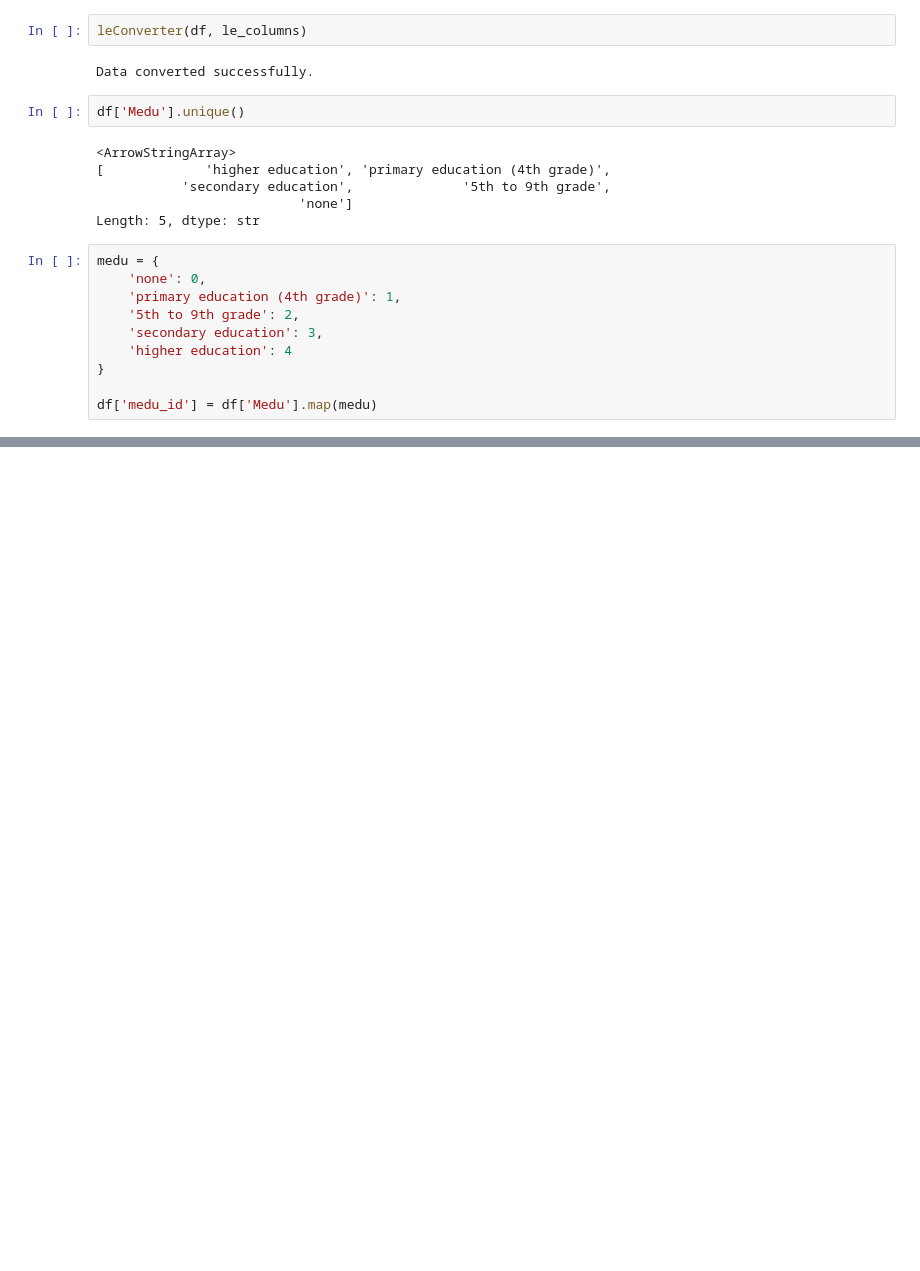
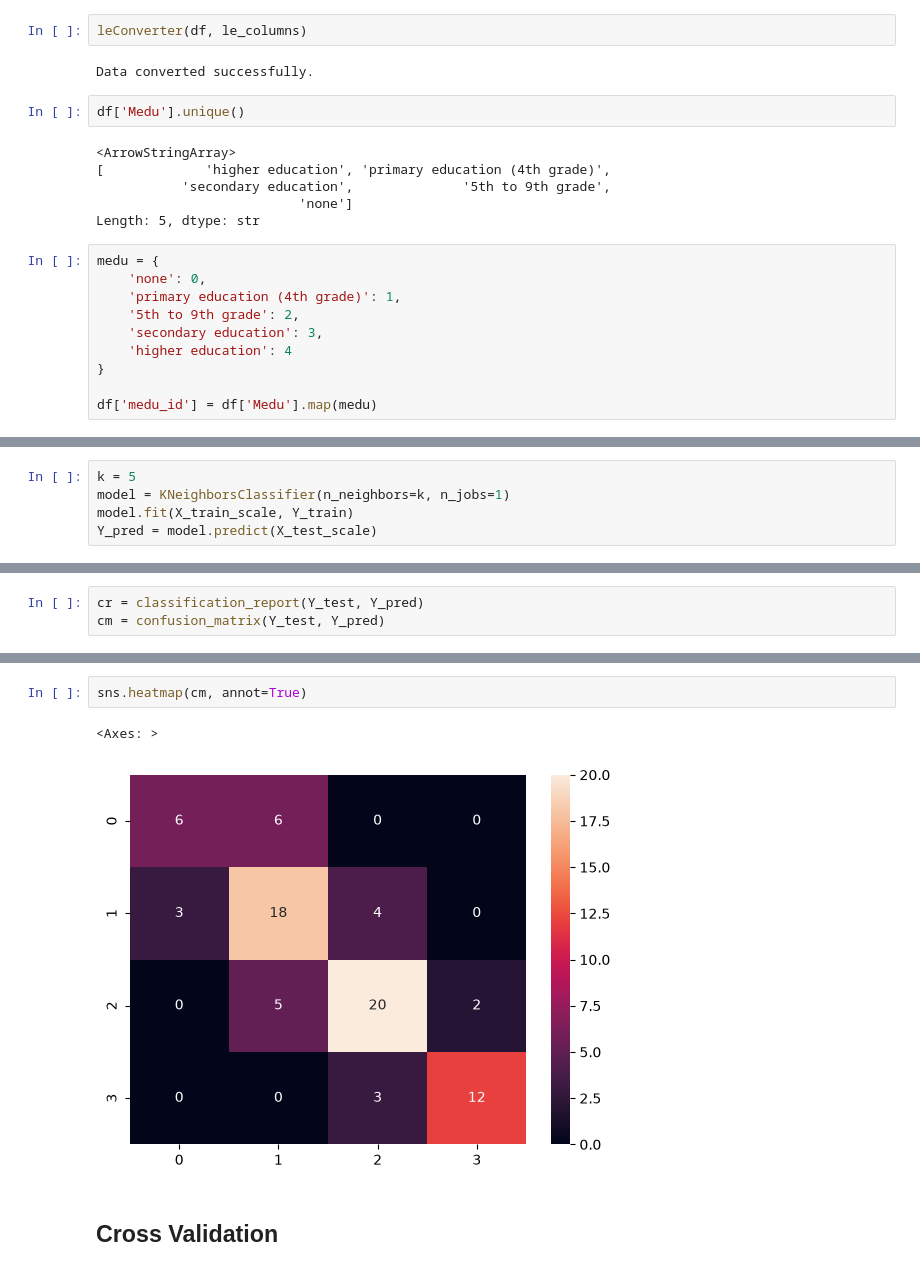
Before and after one commit to RusanMaharjan/Data-Science---8, a Jupyter notebook: KNN.ipynb, the cells around one changed output, grey strips where cells are left out. Saved outputs shown, nothing was run; the diff lists cells and outputs as text; blank space fills up the shorter version.

```diff
--- a/KNN.ipynb
+++ b/KNN.ipynb
@@ -118,0 +200,5 @@ df
+# %%
+k = 5
+model = KNeighborsClassifier(n_neighbors=k, n_jobs=1)
+model.fit(X_train_scale, Y_train)
+Y_pred = model.predict(X_test_scale)
@@ -118,0 +207,3 @@ df
+# %%
+cr = classification_report(Y_test, Y_pred)
+cm = confusion_matrix(Y_test, Y_pred)
@@ -118,0 +230,7 @@ df
+# %%
+sns.heatmap(cm, annot=True)
+# %% [output]
+<Axes: >
+[figure, added]
+# %% [markdown]
+## Cross Validation
```
Also changed, not shown: parts of 32 cells of this notebook, 4 other files.
